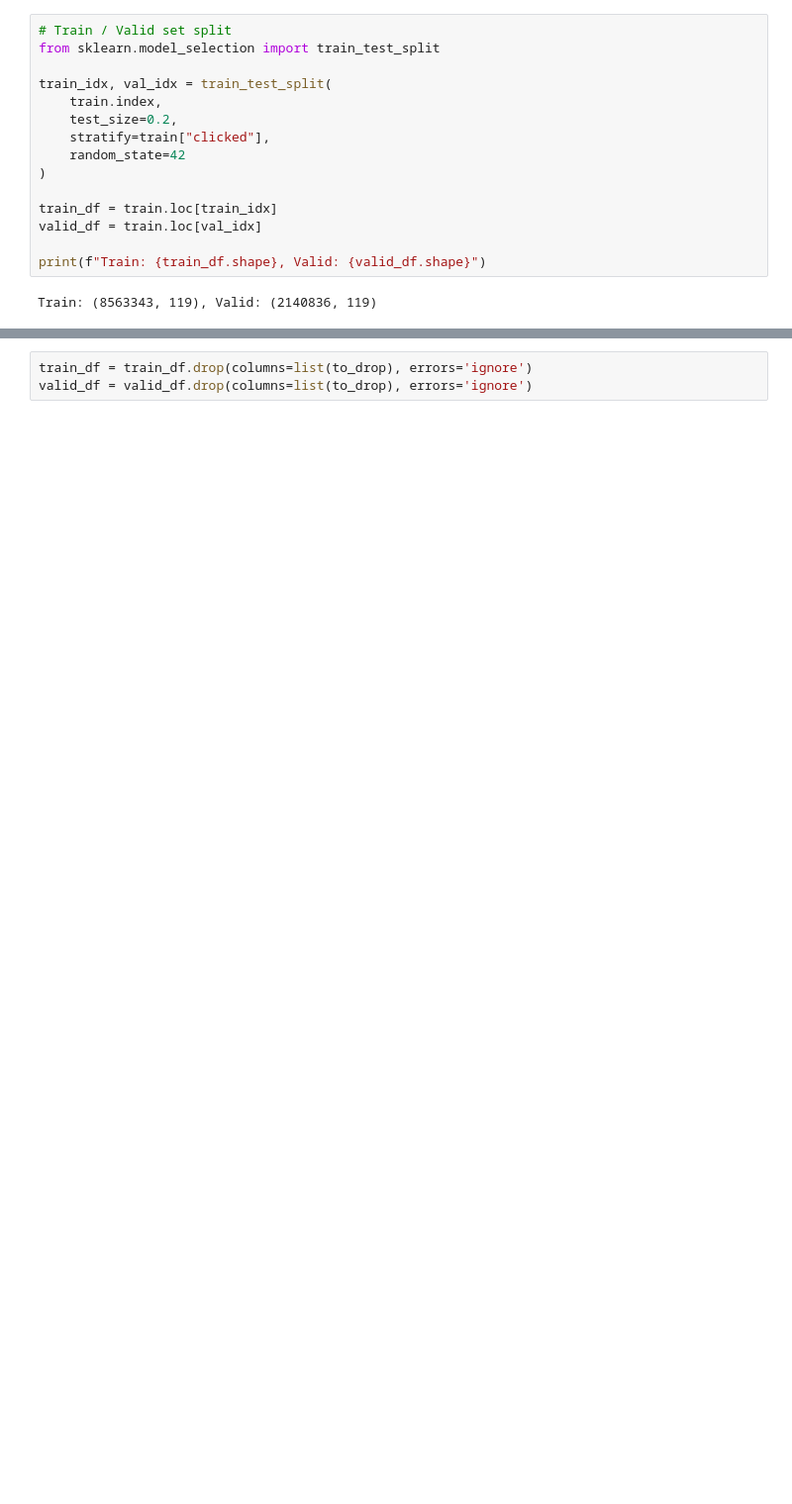
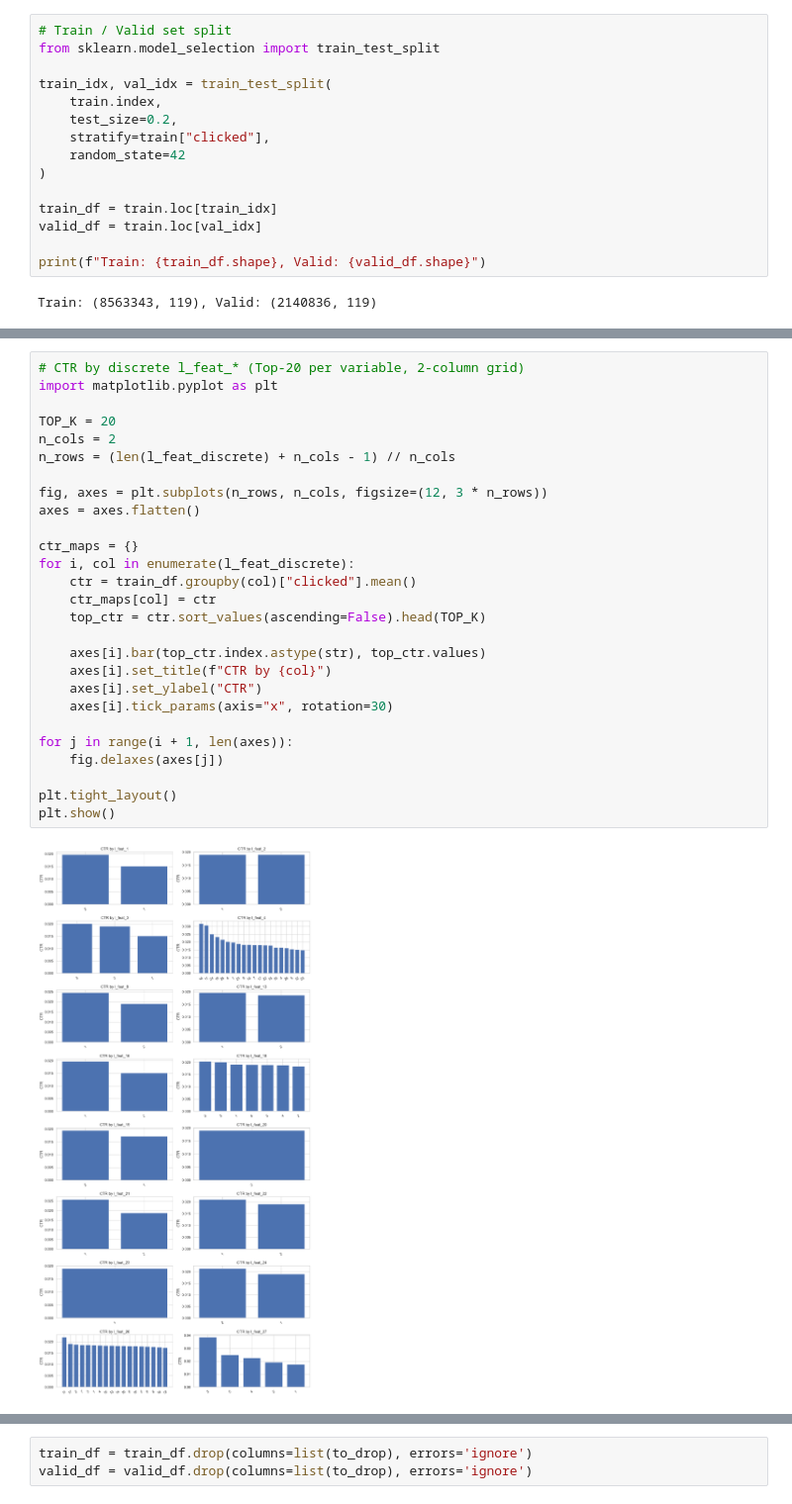
Before and after one commit to siahwang/ctr-click-prediction, a Jupyter notebook: notebooks/01_EDA.ipynb, the cells around one changed output, grey strips where cells are left out. Shown at 99% size. Cells and saved outputs as stored; diff of their text form; blank space fills up the shorter version.

```diff
--- a/notebooks/01_EDA.ipynb
+++ b/notebooks/01_EDA.ipynb
@@ -1166,0 +174,29 @@ history_b_17 ↔ history_b_3: r=0.995, p=0.00e+00
+# %%
+# CTR by discrete l_feat_* (Top-20 per variable, 2-column grid)
+import matplotlib.pyplot as plt
+
+TOP_K = 20
+n_cols = 2
+n_rows = (len(l_feat_discrete) + n_cols - 1) // n_cols
+
+fig, axes = plt.subplots(n_rows, n_cols, figsize=(12, 3 * n_rows))
+axes = axes.flatten()
+
+ctr_maps = {}
+for i, col in enumerate(l_feat_discrete):
+    ctr = train_df.groupby(col)["clicked"].mean()
+    ctr_maps[col] = ctr
+    top_ctr = ctr.sort_values(ascending=False).head(TOP_K)
+
+    axes[i].bar(top_ctr.index.astype(str), top_ctr.values)
+    axes[i].set_title(f"CTR by {col}")
+    axes[i].set_ylabel("CTR")
+    axes[i].tick_params(axis="x", rotation=30)
+
+for j in range(i + 1, len(axes)):
+    fig.delaxes(axes[j])
+
+plt.tight_layout()
+plt.show()
+# %% [output]
+[figure, added]
```
Also changed, not shown: parts of 118 cells of this notebook, 1 other file.
